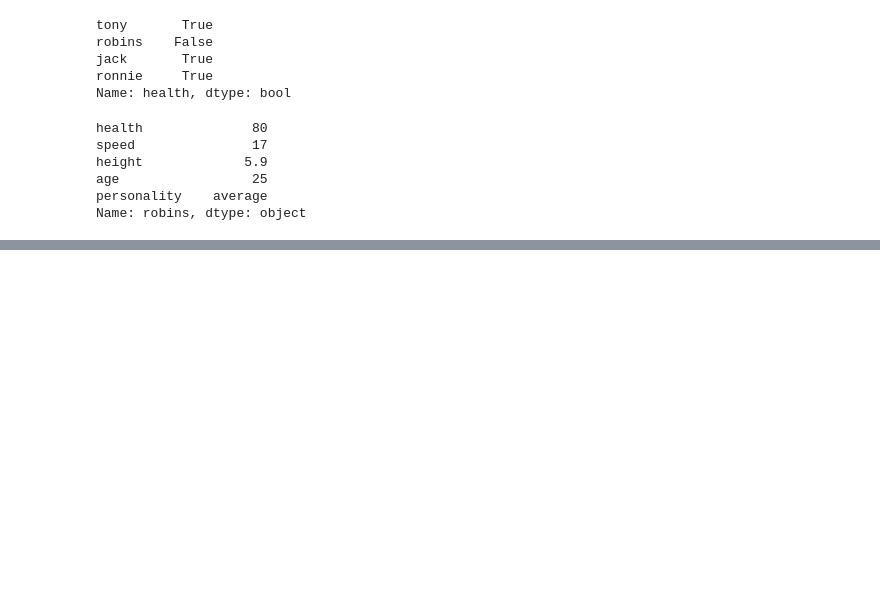
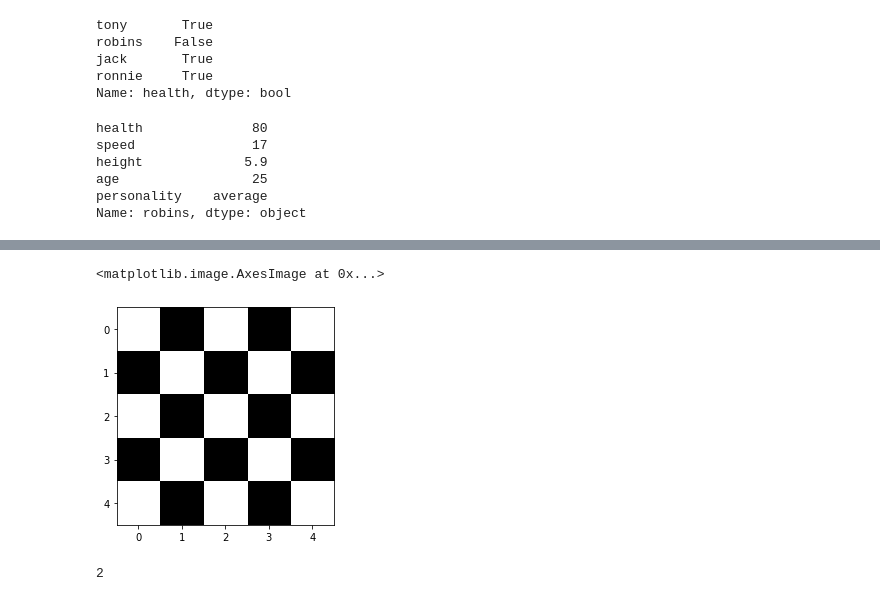
Before and after one commit to murtazahuzaifa/PIAIC-classes, a Jupyter notebook: Piaic classes work quarter 2/Practice.ipynb, the cells around one changed output, grey strips where cells are left out. Saved outputs shown, nothing was run; the diff lists cells and outputs as text; code cells hidden in the pictures; blank space fills up the shorter version.

```diff
--- a/Piaic classes work quarter 2/Practice.ipynb
+++ b/Piaic classes work quarter 2/Practice.ipynb
@@ -490,0 +687,23 @@ Name: robins, dtype: object
+# %%
+import matplotlib.pyplot as plt
+plt.imshow([[0,1,0,1,0],[1,0,1,0,1],[0,1,0,1,0],[1,0,1,0,1],[0,1,0,1,0]],cmap=plt.cm.binary)
+# %% [output]
+<matplotlib.image.AxesImage at 0x...>
+[figure, added]
+# %%
+import tensorflow
+from tensorflow.keras.models import Sequential
+from tensorflow.keras.layers import Dense
+from tensorflow.keras.datasets import mnist
+import matplotlib.pyplot as plt
+
+(train_data, train_label), (test_data, test_label) = mnist.load_data()
+
+train_data_norm = train_data/255.0
+test_data_norm = test_data/255.0
+
+index = 5
+print(train_label[index])
+# plt.imshow(train_data_norm[index], cmap=plt.cm.binary)
+# %% [output]
+2
```
Also changed, not shown: parts of 33 cells of this notebook, 15 other files.
